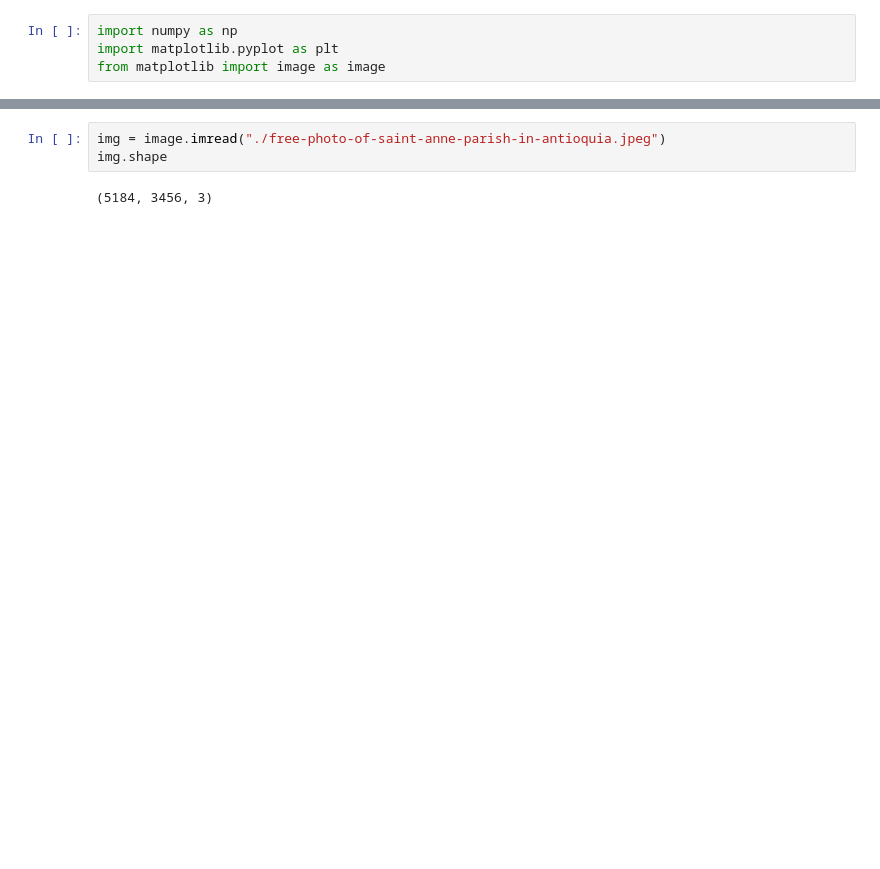
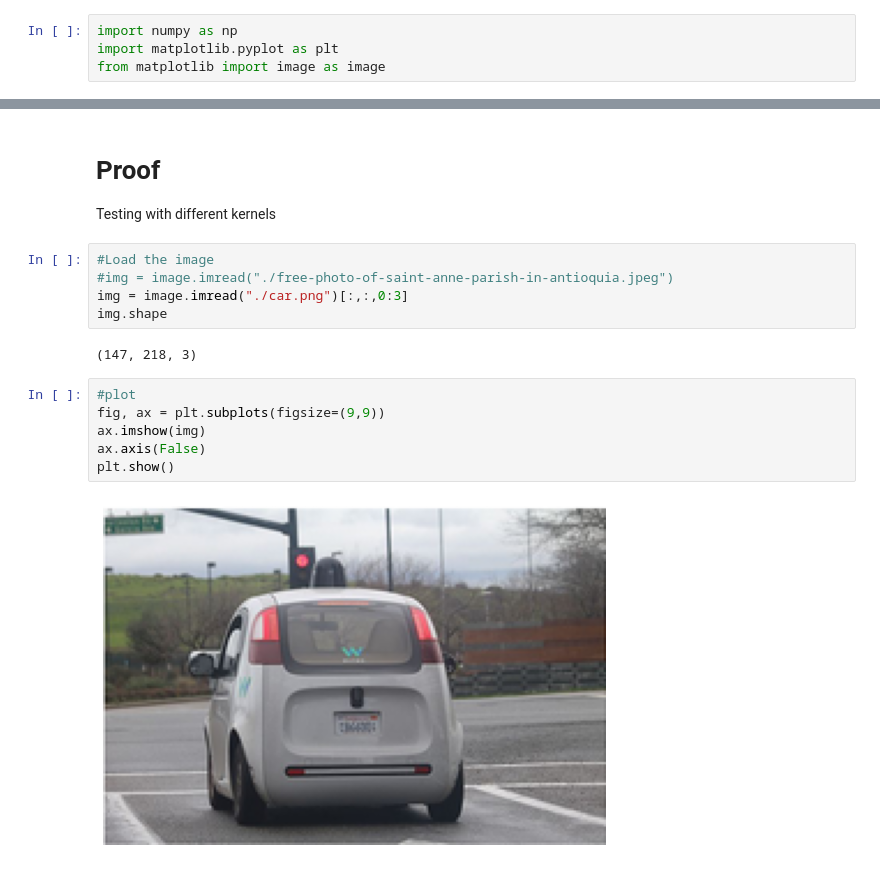
Before and after one commit to hplbrayan/Fun-with-Python, a Jupyter notebook: Image_convolution/Convolutions.ipynb, the cells around one changed output, grey strips where cells are left out. Drawn from its saved outputs; the diff is of its cells as text; blank space fills up the shorter version.

```diff
--- a/Image_convolution/Convolutions.ipynb
+++ b/Image_convolution/Convolutions.ipynb
@@ -24,5 +50,19 @@ def convolution(img, kernel, edges="extend"):
+# %% [markdown]
+# Proof
+
+Testing with different kernels
 # %%
-img = image.imread("./free-photo-of-saint-anne-parish-in-antioquia.jpeg")
+#Load the image
+#img = image.imread("./free-photo-of-saint-anne-parish-in-antioquia.jpeg")
+img = image.imread("./car.png")[:,:,0:3]
 img.shape
 # %% [output]
-(5184, 3456, 3)
+(147, 218, 3)
+# %%
+#plot
+fig, ax = plt.subplots(figsize=(9,9))
+ax.imshow(img)
+ax.axis(False)
+plt.show()
+# %% [output]
+[figure, added]
```
Also changed, not shown: parts of 7 cells of this notebook.
